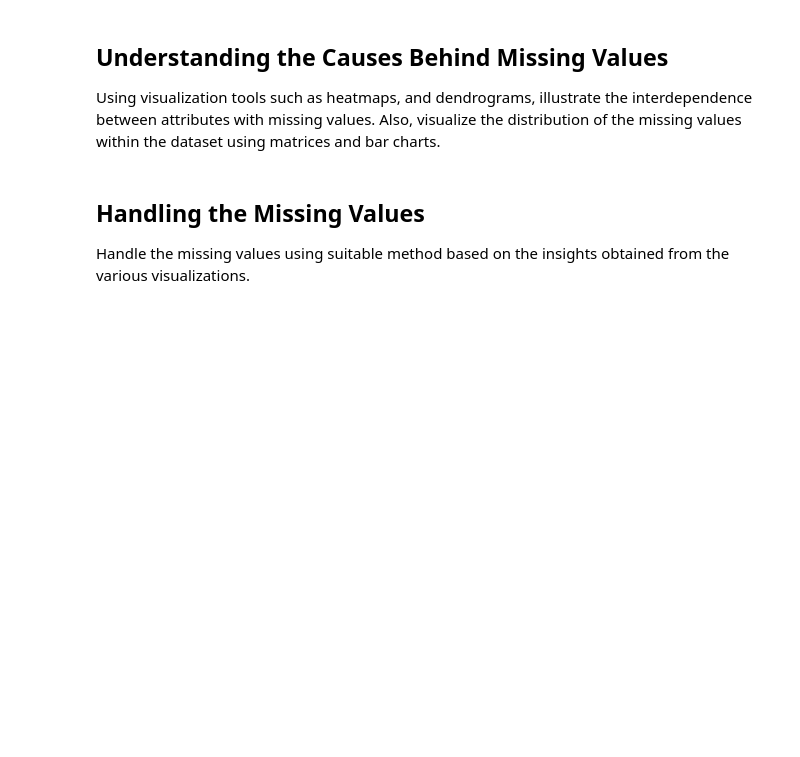
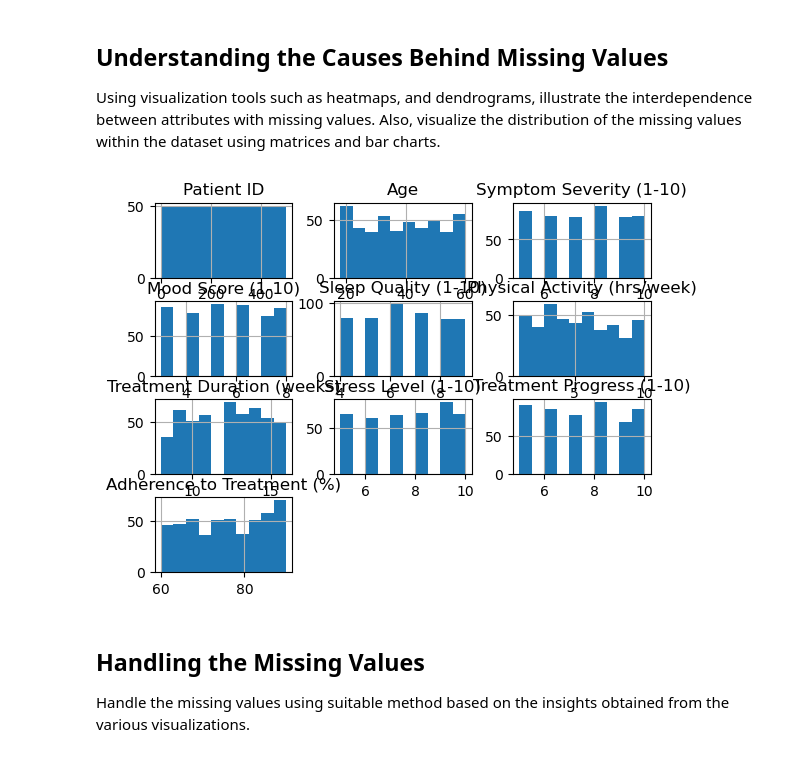
Before and after one commit to Stefan-Kolov/VNP, a Jupyter notebook: LABS/Laboratory exercise 2 - Mental Health - XGBClassifier-DecisionTreeClassifier-GRID.ipynb, the cells around one changed output. Saved outputs shown, nothing was run; the diff lists cells and outputs as text; code cells hidden in the pictures; blank space fills up the shorter version.

```diff
--- a/LABS/Laboratory exercise 2 - Mental Health - XGBClassifier-DecisionTreeClassifier-GRID.ipynb
+++ b/LABS/Laboratory exercise 2 - Mental Health - XGBClassifier-DecisionTreeClassifier-GRID.ipynb
@@ -111,6 +111,11 @@ dtype: float64
 Using visualization tools such as heatmaps, and dendrograms, illustrate the interdependence between attributes with missing values. Also, visualize the distribution of the missing values within the dataset using matrices and bar charts.
 # %%
 # Write your code here. Add as many boxes as you need.
+import matplotlib.pyplot as plt
+data.hist()
+plt.show()
+# %% [output]
+[figure, added]
 # %% [markdown]
 ## Handling the Missing Values
 Handle the missing values using suitable method based on the insights obtained from the various visualizations.
```
Also changed, not shown: parts of 10 cells of this notebook, 27 other files.
